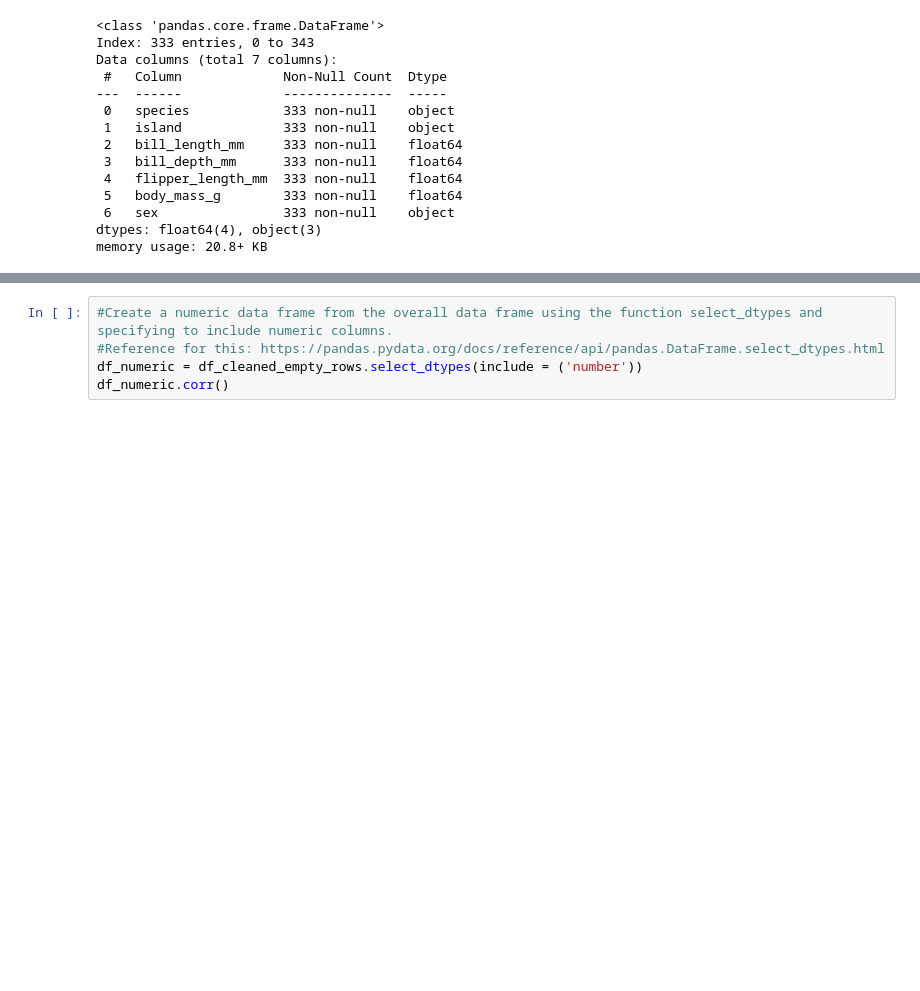
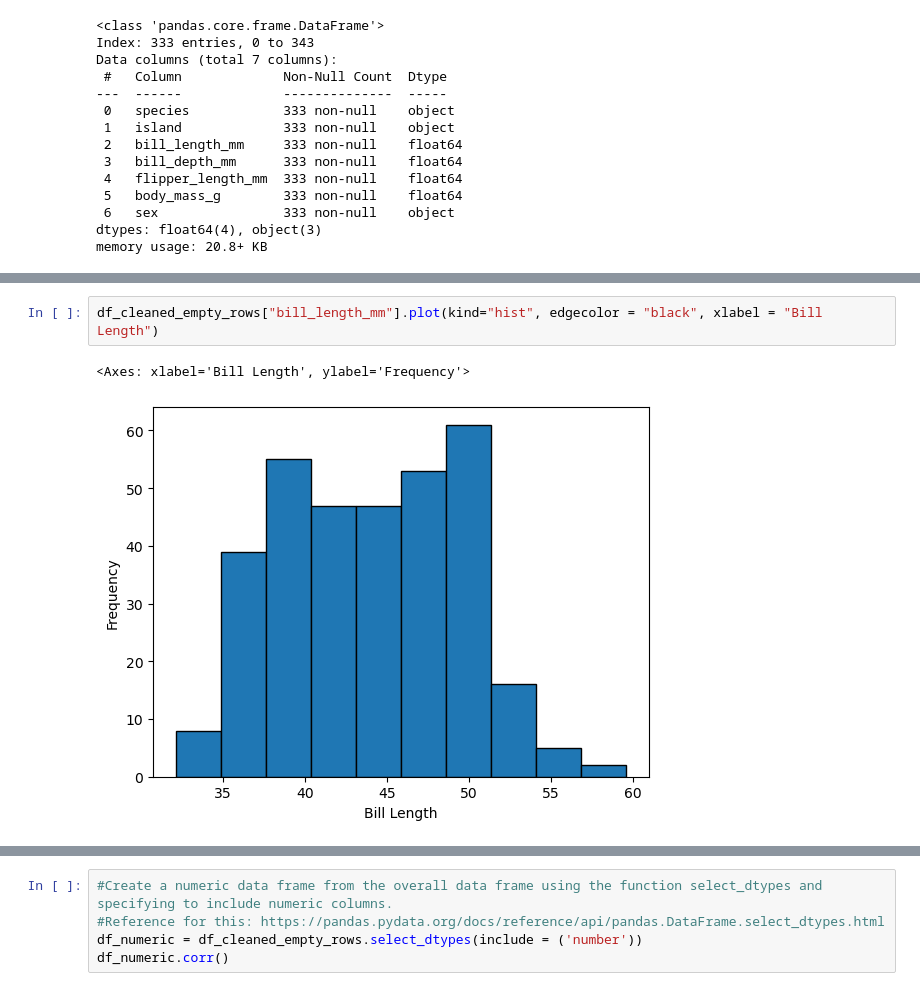
Before and after one commit to a-o-connor/palmerpenguins_data_analytics, a Jupyter notebook: palmerpenguinsanalysis.ipynb, the cells around one changed output, grey strips where cells are left out. Drawn from its saved outputs; the diff is of its cells as text; blank space fills up the shorter version.

```diff
--- a/palmerpenguinsanalysis.ipynb
+++ b/palmerpenguinsanalysis.ipynb
@@ -114,0 +121,5 @@ memory usage: 20.8+ KB
+# %%
+df_cleaned_empty_rows["bill_length_mm"].plot(kind="hist", edgecolor = "black", xlabel = "Bill Length")
+# %% [output]
+<Axes: xlabel='Bill Length', ylabel='Frequency'>
+[figure, added]
```
Also changed, not shown: parts of 13 cells of this notebook.
